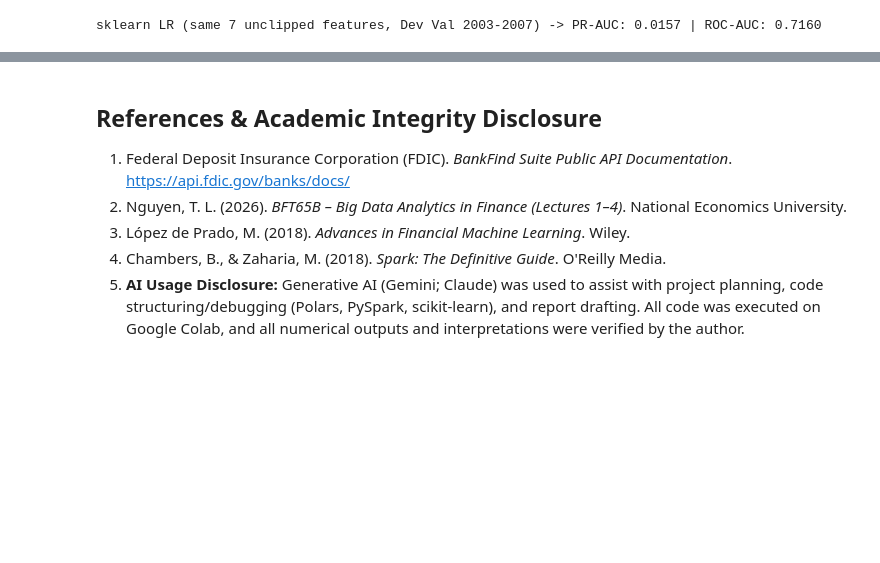
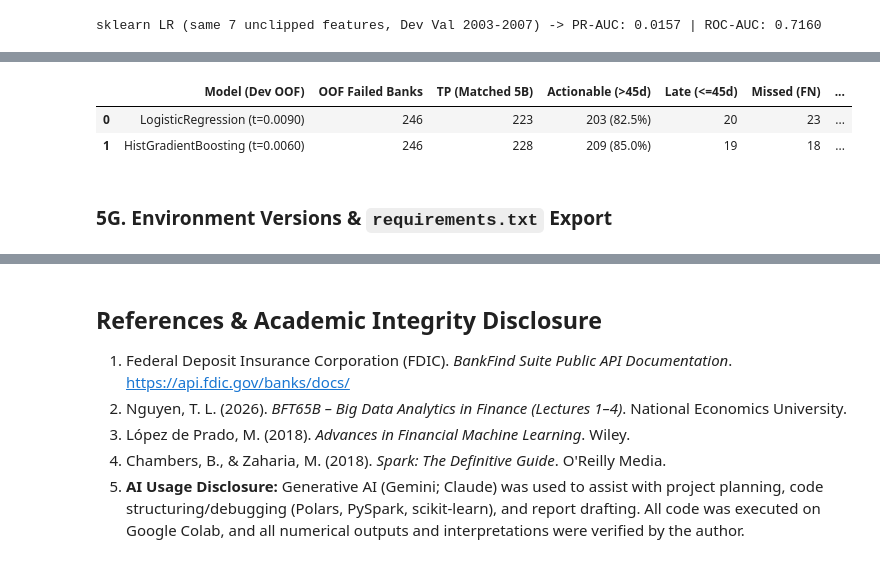
Before and after one commit to dhiep9159/bft65b-bank-failure-pipeline, a Jupyter notebook: BIGDATA.ipynb, the cells around one changed output, grey strips where cells are left out. Saved outputs shown, nothing was run; the diff lists cells and outputs as text; code cells hidden in the pictures; blank space fills up the shorter version.

```diff
--- a/BIGDATA.ipynb
+++ b/BIGDATA.ipynb
@@ -984,0 +1090,73 @@ sklearn LR (same 7 unclipped features, Dev Val 2003-2007) -> PR-AUC: 0.0157 | RO
+# %%
+# Phân tích Lead Time CHỈ trên Dev OOF (giữ nguyên tính single-use của tập Holdout Test)
+# - Khớp 100% định nghĩa TP với bank_level_cost ở Cell 5B (HGB t=0.0060 -> 228 TP).
+# - Bỏ np.ceil; tính theo số ngày thực tế, số quý chia thường (days/91.25), trừ 45 ngày độ trễ công bố.
+# - Mẫu số tính trên TỔNG số 246 ngân hàng phá sản trong Dev OOF.
+
+FILING_LAG_DAYS = 45
+fail_lookup = dev[["CERT", "FAIL_DATE"]].dropna(subset=["FAIL_DATE"]).drop_duplicates("CERT")
+total_dev_failed_banks = int(dev[dev["y"] == 1]["CERT"].nunique())
+
+def compute_dev_oof_lead_time(oof_df, thr, model_name):
+    df_lt = oof_df[["CERT", "REPDTE", "y", "prob"]].merge(fail_lookup, on="CERT", how="left")
+    df_lt["REPDTE"] = pd.to_datetime(df_lt["REPDTE"])
+    df_lt["FAIL_DATE"] = pd.to_datetime(df_lt["FAIL_DATE"])
+
+    # 1. Lấy đúng tập 246 ngân hàng có y == 1 trong Dev OOF (khớp y_bank == 1 ở Cell 5B)
+    failed_certs = set(df_lt.loc[df_lt["y"] == 1, "CERT"].unique())
+    total_failed = len(failed_certs)
+
+    # 2. Xét toàn bộ các quý REPDTE <= FAIL_DATE của 246 NH này (không lọc y == 1) để khớp TP của bank_level_cost
+    failed_panel = df_lt[
+        df_lt["CERT"].isin(failed_certs) & (df_lt["REPDTE"] <= df_lt["FAIL_DATE"])
+    ].copy()
+    failed_panel["days_to_fail"] = (failed_panel["FAIL_DATE"] - failed_panel["REPDTE"]).dt.days
+    failed_panel["eff_lead_days"] = failed_panel["days_to_fail"] - FILING_LAG_DAYS
+
+    # 3. Lấy cảnh báo SỚM NHẤT (REPDTE nhỏ nhất) cho mỗi ngân hàng bị bắt (TP)
+    alarms = failed_panel[failed_panel["prob"] >= thr].copy()
+    first_alarm = alarms.sort_values(["CERT", "REPDTE"]).groupby("CERT", as_index=False).first()
+
+    n_caught = len(first_alarm)
+    n_missed = total_failed - n_caught
+
+    # Phân tách cảnh báo kịp thời (>45 ngày) vs cảnh báo trễ (<=45 ngày do độ trễ công bố Call Report)
+    actionable = first_alarm[first_alarm["eff_lead_days"] > 0]
+    n_actionable = len(actionable)
+    n_late = n_caught - n_actionable
+
+    med_raw_d = float(first_alarm["days_to_fail"].median()) if n_caught > 0 else np.nan
+    med_eff_d = float(actionable["eff_lead_days"].median()) if n_actionable > 0 else np.nan
+    med_raw_q = med_raw_d / 91.25 if n_caught > 0 else np.nan
+    med_eff_q = med_eff_d / 91.25 if n_actionable > 0 else np.nan
+
+    # Tỷ lệ trên TỔNG số 246 NH phá sản (% of all failed banks)
+    pct_actionable_all = n_actionable / total_failed
+    pct_ge_180_raw = (first_alarm["days_to_fail"] >= 180).sum() / total_failed
+    pct_ge_180_eff = (first_alarm["eff_lead_days"] >= 180).sum() / total_failed
+    pct_ge_270_raw = (first_alarm["days_to_fail"] >= 270).sum() / total_failed
+
+    return {
+        "Model (Dev OOF)": f"{model_name} (t={thr:.4f})",
+        "OOF Failed Banks": total_failed,
+        "TP (Matched 5B)": n_caught,
+        "Actionable (>45d)": f"{n_actionable} ({pct_actionable_all:.1%})",
+        "Late (<=45d)": n_late,
+        "Missed (FN)": n_missed,
+        "Med Raw Lead (d / Q)": f"{med_raw_d:.1f}d ({med_raw_q:.2f}Q)",
+        "Med Eff Lead (d / Q)": f"{med_eff_d:.1f}d ({med_eff_q:.2f}Q)",
+        "All Failed >=180d Raw": f"{pct_ge_180_raw:.1%}",
+        "All Failed >=180d Eff": f"{pct_ge_180_eff:.1%}",
+        "All Failed >=270d Raw": f"{pct_ge_270_raw:.1%}",
+    }
+
+lt_table = pd.DataFrame([
+    compute_dev_oof_lead_time(oof_lr_all,  best_t_lr,  "LogisticRegression"),
+    compute_dev_oof_lead_time(oof_hgb_all, best_t_hgb, "HistGradientBoosting"),
+])
+
+print("=== EARLY-WARNING LEAD-TIME ANALYSIS ON DEV OOF (SINGLE-USE TEST PRESERVED) ===")
+print(f"Scope: 246 unique failed banks across 1992–1994, 1997–2001, 2003–2007 "
+      f"(out of {total_dev_failed_banks:,} in full Dev 1984Q1–2007Q4).\n")
+display(lt_table)
+# %% [output]
@@ -985 +1165,6 @@ sklearn LR (same 7 unclipped features, Dev Val 2003-2007) -> PR-AUC: 0.0157 | RO
+|  | Model (Dev OOF) | OOF Failed Banks | TP (Matched 5B) | Actionable (>45d) | Late (<=45d) | Missed (FN) | ... |
+| 0 | LogisticRegression (t=0.0090) | 246 | 223 | 203 (82.5%) | 20 | 23 | ... |
+| 1 | HistGradientBoosting (t=0.0060) | 246 | 228 | 209 (85.0%) | 19 | 18 | ... |
+# %% [markdown]
+### 5G. Environment Versions & `requirements.txt` Export
 # %%
```
Also changed, not shown: parts of 75 cells of this notebook.
